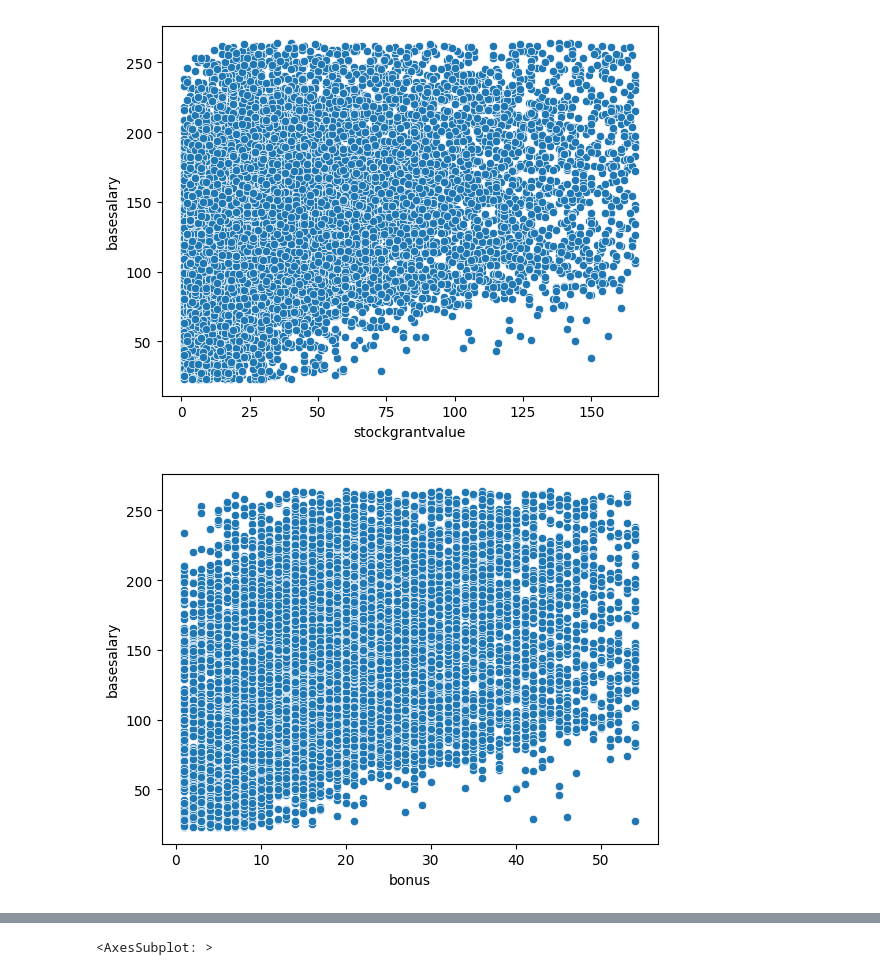
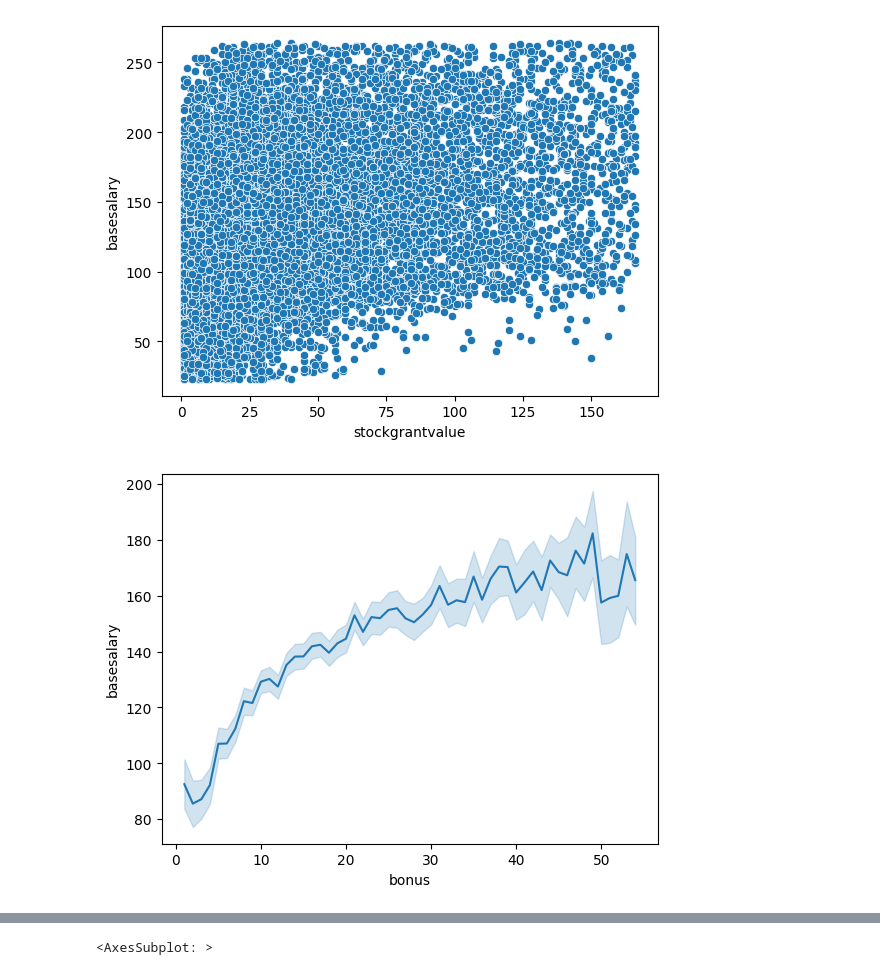
Before and after one commit to bowei-yu/artificial_intelligence, a Jupyter notebook: ai1/labs/ai1.ipynb, the cells around one changed output, grey strips where cells are left out. Saved outputs shown, nothing was run; the diff lists cells and outputs as text; code cells hidden in the pictures.

```diff
--- a/ai1/labs/ai1.ipynb
+++ b/ai1/labs/ai1.ipynb
@@ -325,7 +357,7 @@ plot = scatterplot(x='stockgrantvalue', y='basesalary', data=copy_df)
 # %% [output]
 [figure]
 # %%
-plot = scatterplot(x='bonus', y='basesalary', data=copy_df)
+plot = lineplot(x='bonus', y='basesalary', data=copy_df)
 # %% [output]
-[figure, old version]
+[figure, new version]
 # %%
```
Also changed, not shown: parts of 50 cells of this notebook.
